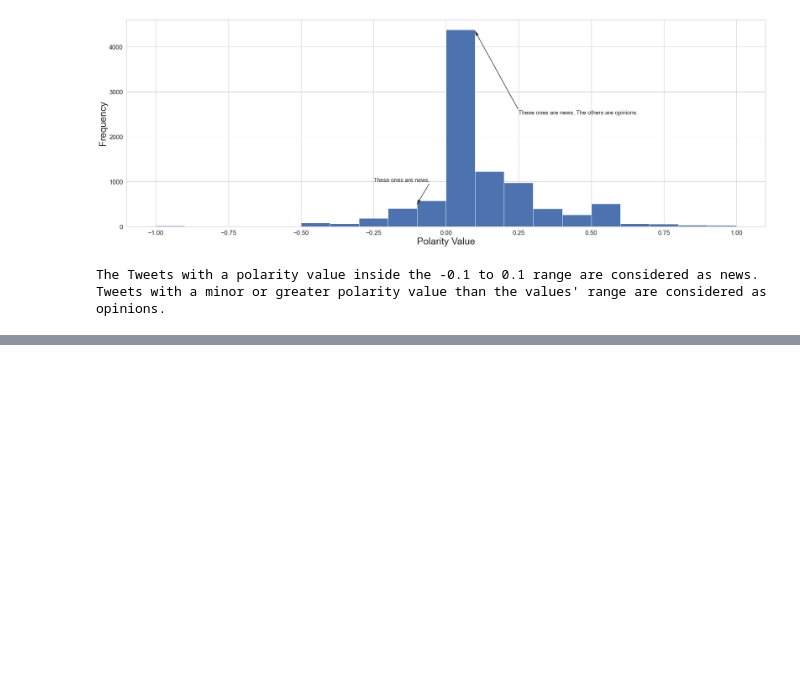
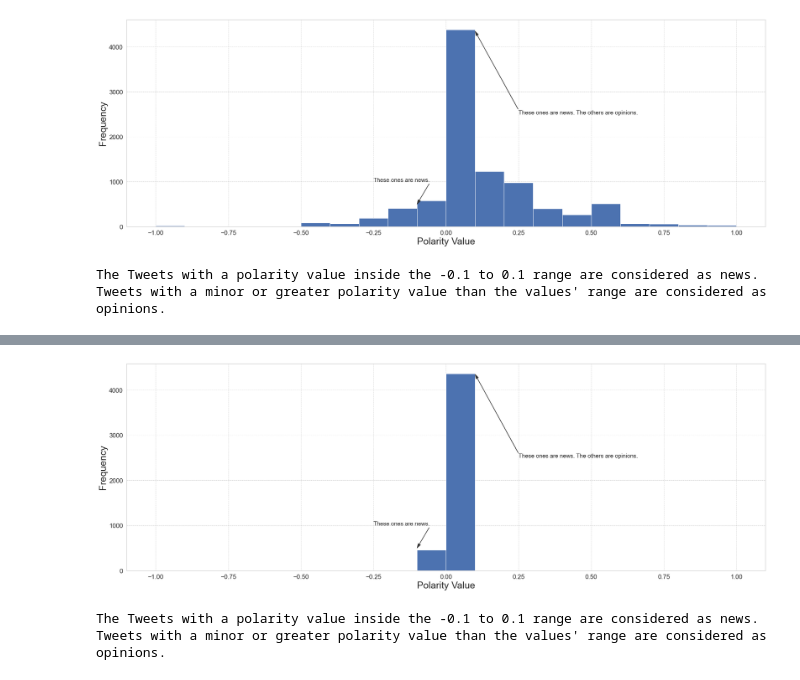
Before and after one commit to JuanDiaz12000/retoAnalitica, a Jupyter notebook: reto.ipynb, the cells around one changed output, grey strips where cells are left out. Cells and saved outputs as stored; diff of their text form; code cells hidden in the pictures; blank space fills up the shorter version.

```diff
--- a/reto.ipynb
+++ b/reto.ipynb
@@ -295,3 +289,12 @@ print("The Tweets with a polarity value inside the -0.1 to 0.1 range are conside
 # %% [output]
 [figure]
 The Tweets with a polarity value inside the -0.1 to 0.1 range are considered as news. Tweets with a minor or greater polarity value than the values' range are considered as opinions.
+# %%
+indexNames = fullAnalysis[ fullAnalysis["Polarity"] < (-0.0999999999) ].index
+fullAnalysis.drop(indexNames , inplace=True)
+
+indexNames = fullAnalysis[ fullAnalysis["Polarity"] > 0.0999999999 ].index
+fullAnalysis.drop(indexNames , inplace=True)
+fullAnalysis.to_csv("/Users/juandiaz/Documents/GitHub/retoAnalitica/fullAnalysisSinOpi.csv")
+sinOpi=pd.read_csv("fullAnalysisSinOpi.csv")
+display(sinOpi)
@@ -297,0 +315,17 @@ The Tweets with a polarity value inside the -0.1 to 0.1 range are considered as
+# %%
+fig, ax = plt.subplots(figsize=(30, 10))
+ax.grid(b = True, color ='grey',
+        linestyle ='-.', linewidth = 0.5,
+        alpha = 0.6)
+plt.annotate('These ones are news. The others are opinions.', xy=(0.1, 4350), xytext=(0.25, 2500), fontsize=15, arrowprops={'width':0.4,'headwidth':7,'color':'#333333'})
+plt.annotate('These ones are news.', xy=(-0.1, 500), xytext=(-0.25, 1000), fontsize=15, arrowprops={'width':-0.4,'headwidth':7,'color':'#333333'})
+plt.xlabel('Polarity Value',fontsize=25)
+plt.ylabel("Frequency",fontsize=25 )
+fullAnalysis1 = fullAnalysis
+sinOpi["Polarity"].hist(bins=bins2,
+             ax=ax)
+plt.show()
+print("The Tweets with a polarity value inside the -0.1 to 0.1 range are considered as news. Tweets with a minor or greater polarity value than the values' range are considered as opinions.")
+# %% [output]
+[figure, added]
+The Tweets with a polarity value inside the -0.1 to 0.1 range are considered as news. Tweets with a minor or greater polarity value than the values' range are considered as opinions.
```
Also changed, not shown: parts of 3 cells of this notebook, 2 other files.
